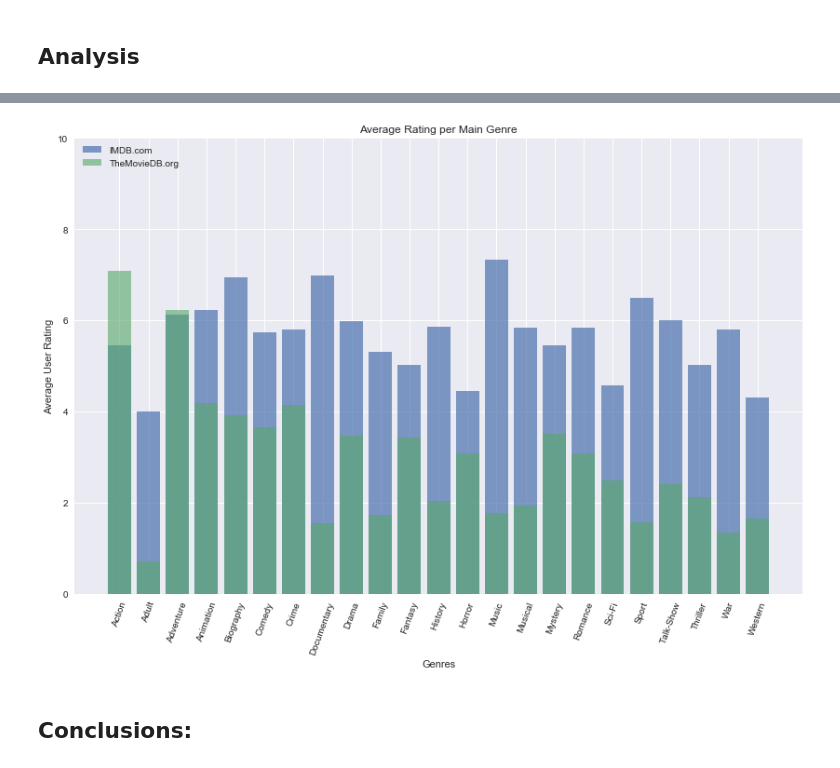
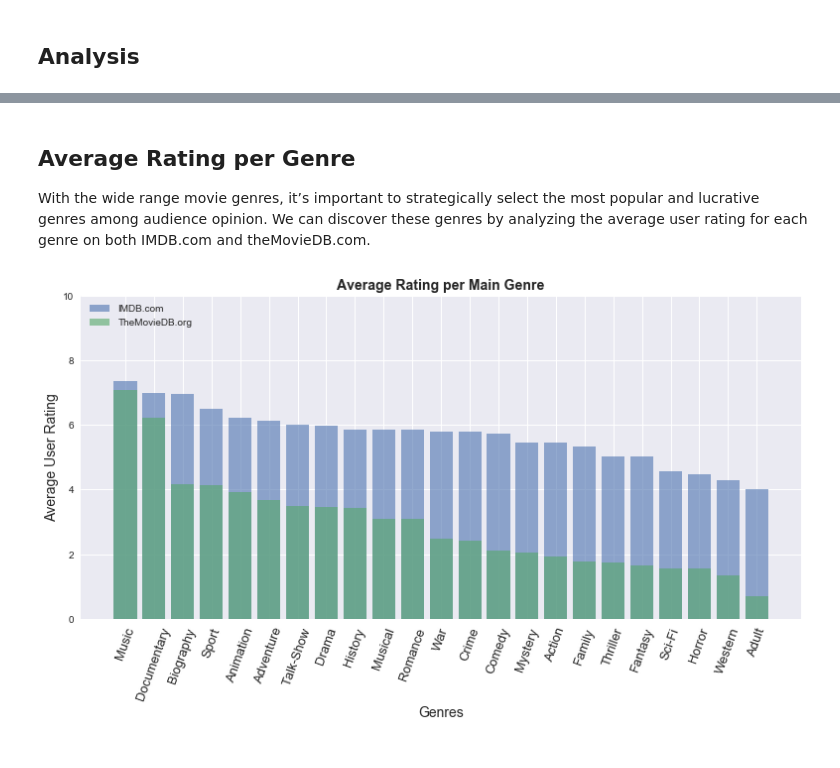
Before and after one commit to sidneykung/Movie-Data-Analysis, a Jupyter notebook: final_analysis.ipynb, the cells around one changed output, grey strips where cells are left out. Cells and saved outputs as stored; diff of their text form; code cells hidden in the pictures.

```diff
--- a/final_analysis.ipynb
+++ b/final_analysis.ipynb
@@ -151 +151,4 @@ plt.show()
+# %% [markdown]
+## Average Rating per Genre
+With the wide range movie genres, it’s important to strategically select the most popular and lucrative genres among audience opinion. We can discover these genres by analyzing the average user rating for each genre on both IMDB.com and theMovieDB.com.
 # %%
@@ -165,32 +163,27 @@ all_genres[['Genre_1','Genre_2','Genre_3']] = all_genres.genres.str.split(",",ex
 # %%
-# # y-axis
-imdb_rating = all_genres.groupby('Genre_1')['imdb_avg_rating'].mean()
-db_rating = all_genres.groupby('Genre_1')['db_popularity'].mean()
-# imdb_rating = src.genre_pandas_mean(all_genres, 'imdb_avg_rating')
-# db_rating = src.genre_pandas_mean(all_genres, 'db_popularity')
-
+# y-axis
+imdb_rating = all_genres.groupby('Genre_1')['imdb_avg_rating'].mean().sort_values(ascending=False)
+db_rating = all_genres.groupby('Genre_1')['db_popularity'].mean().sort_values(ascending=False)
 # x-axis
 categories = imdb_rating.index
 
 # creating a bar plot
 plt.style.use('seaborn')
-fig, ax = plt.subplots(figsize=(14,9))
-ax.bar(categories, imdb_rating, alpha=0.7)
+fig, ax = plt.subplots(figsize=(13,6))
+ax.bar(categories, imdb_rating, alpha=0.6)
 ax.bar(categories, db_rating, alpha=0.6)
 
 # setting title and axis labels
-ax.set_xlabel('Genres')
-plt.xticks(rotation=70)
-ax.set_ylabel('Average User Rating')
-ax.set_title('Average Rating per Main Genre')
+ax.set_xlabel('Genres', fontsize=14)
+plt.xticks(fontsize=13, rotation=70)
+ax.set_ylabel('Average User Rating', fontsize=14)
+ax.set_title('Average Rating per Main Genre', fontsize=14, weight='bold')
 
 # setting legend and ylim
 plt.legend(['IMDB.com', 'TheMovieDB.org'], loc=2)
 ax.set_ylim(0, 10)
 
-plt.savefig('visualizations/avg_rating.pdf')
+plt.savefig('visualizations/avg_rating.png', bbox_inches = "tight", pad_inches=.5)
 plt.show()
 # %% [output]
-[figure, old version]
+[figure, new version]
-# %% [markdown]
-## Conclusions:
```
Also changed, not shown: parts of 19 cells of this notebook, 1 other file.
